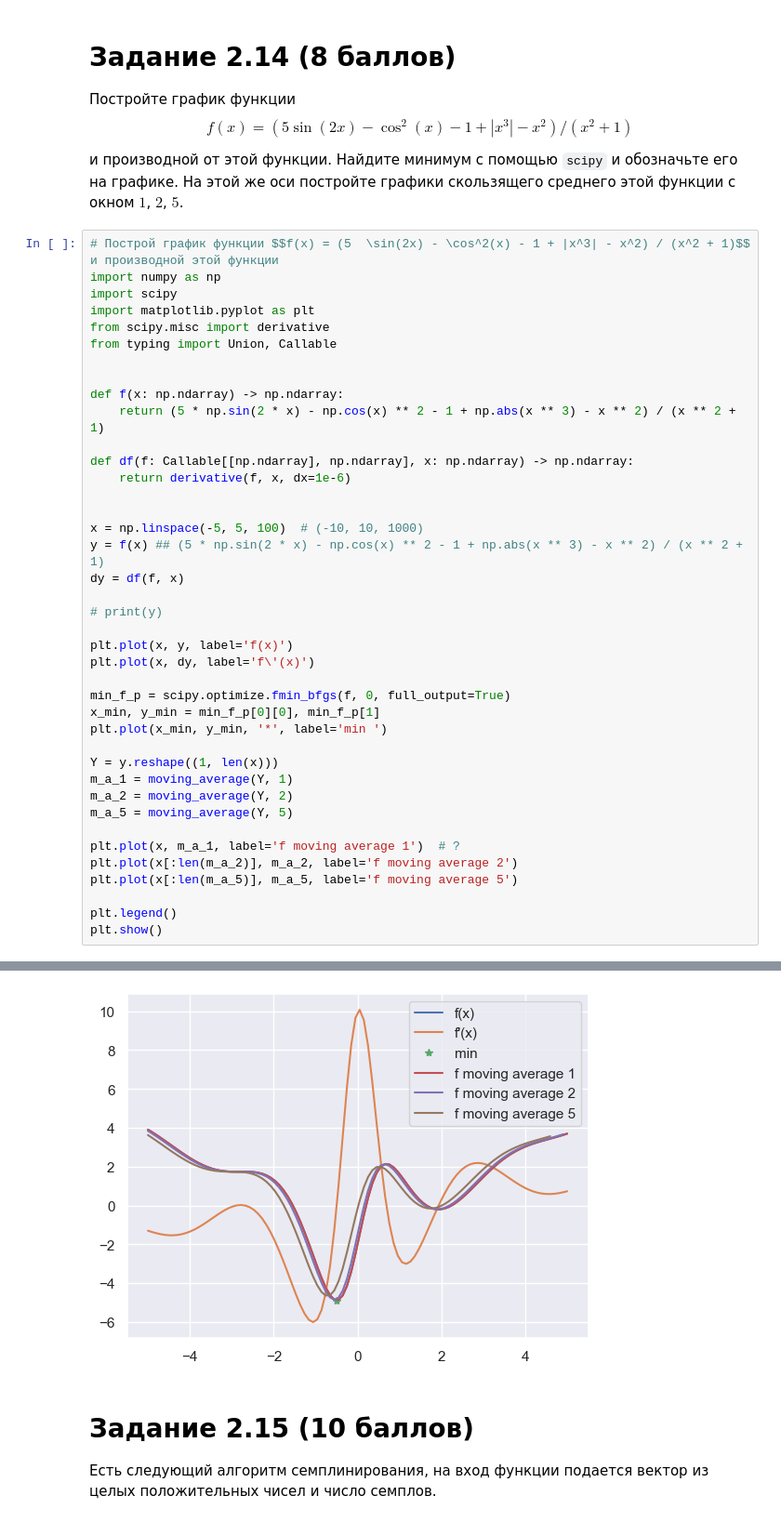
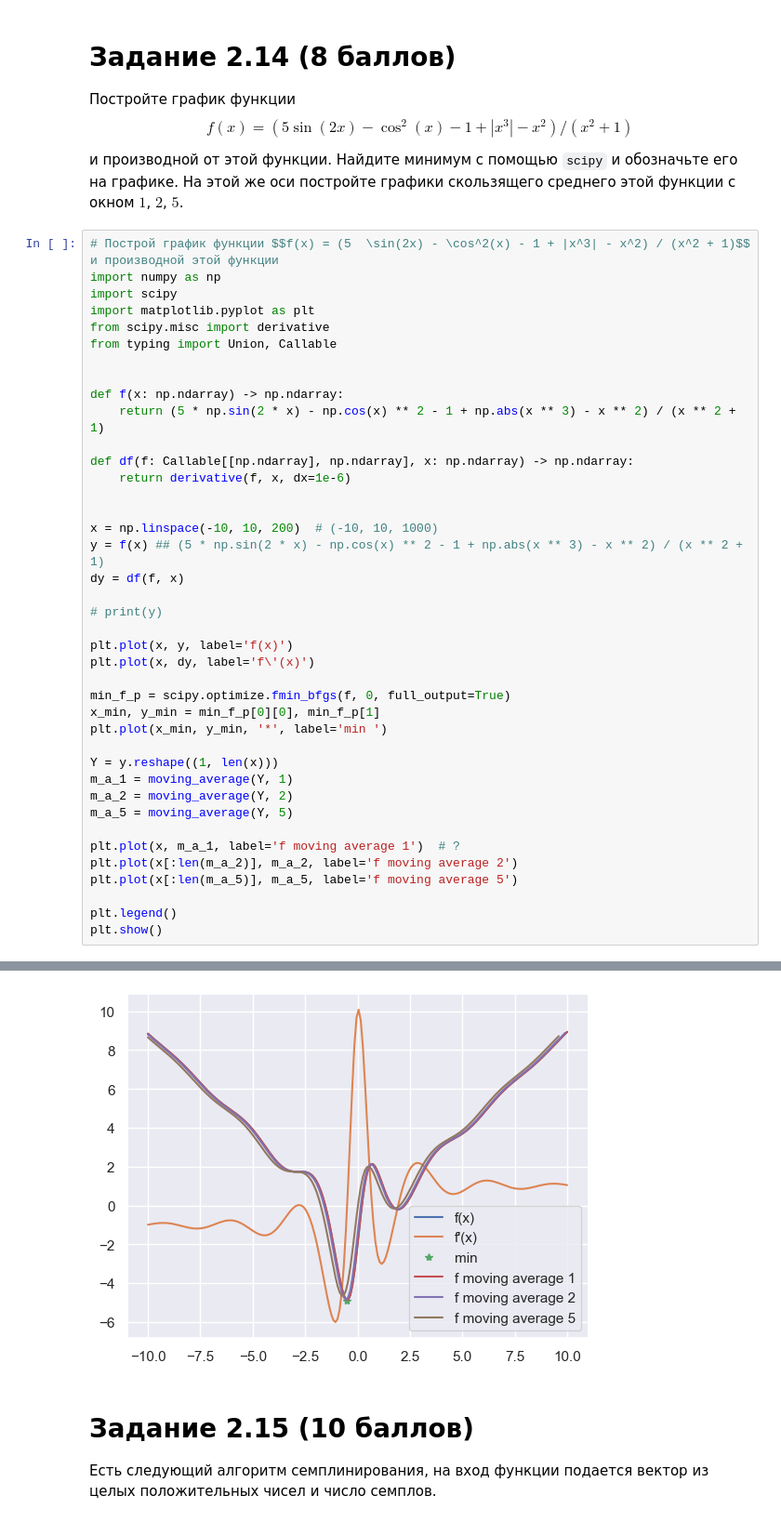
Before and after one commit to AirisFiorentini/Python-for-Data-Analysis, a Jupyter notebook: Task_2.ipynb, the cells around one changed output, grey strips where cells are left out. Shown at 93% size. Cells and saved outputs as stored; diff of their text form.

```diff
--- a/Task_2.ipynb
+++ b/Task_2.ipynb
@@ -290,37 +290,37 @@ def df(f: Callable[[np.ndarray], np.ndarray], x: np.ndarray) -> np.ndarray:
     return derivative(f, x, dx=1e-6)
 
 
-x = np.linspace(-5, 5, 100)  # (-10, 10, 1000)
+x = np.linspace(-10, 10, 200)  # (-10, 10, 1000)
 y = f(x) ## (5 * np.sin(2 * x) - np.cos(x) ** 2 - 1 + np.abs(x ** 3) - x ** 2) / (x ** 2 + 1)
 dy = df(f, x)
 
 # print(y)
 
 plt.plot(x, y, label='f(x)')
 plt.plot(x, dy, label='f\'(x)')
 
 min_f_p = scipy.optimize.fmin_bfgs(f, 0, full_output=True)
 x_min, y_min = min_f_p[0][0], min_f_p[1]
 plt.plot(x_min, y_min, '*', label='min ')
 
 Y = y.reshape((1, len(x)))
 m_a_1 = moving_average(Y, 1)
 m_a_2 = moving_average(Y, 2)
 m_a_5 = moving_average(Y, 5)
 
 plt.plot(x, m_a_1, label='f moving average 1')  # ?
 plt.plot(x[:len(m_a_2)], m_a_2, label='f moving average 2')
 plt.plot(x[:len(m_a_5)], m_a_5, label='f moving average 5')
 
 plt.legend()
 plt.show()
 # %% [output]
 Optimization terminated successfully.
          Current function value: -4.882074
          Iterations: 6
          Function evaluations: 16
          Gradient evaluations: 8
-[figure, old version]
+[figure, new version]
 # %% [markdown]
 # Задание 2.15 (10 баллов)
 
```
Also changed, not shown: parts of 8 cells of this notebook.
